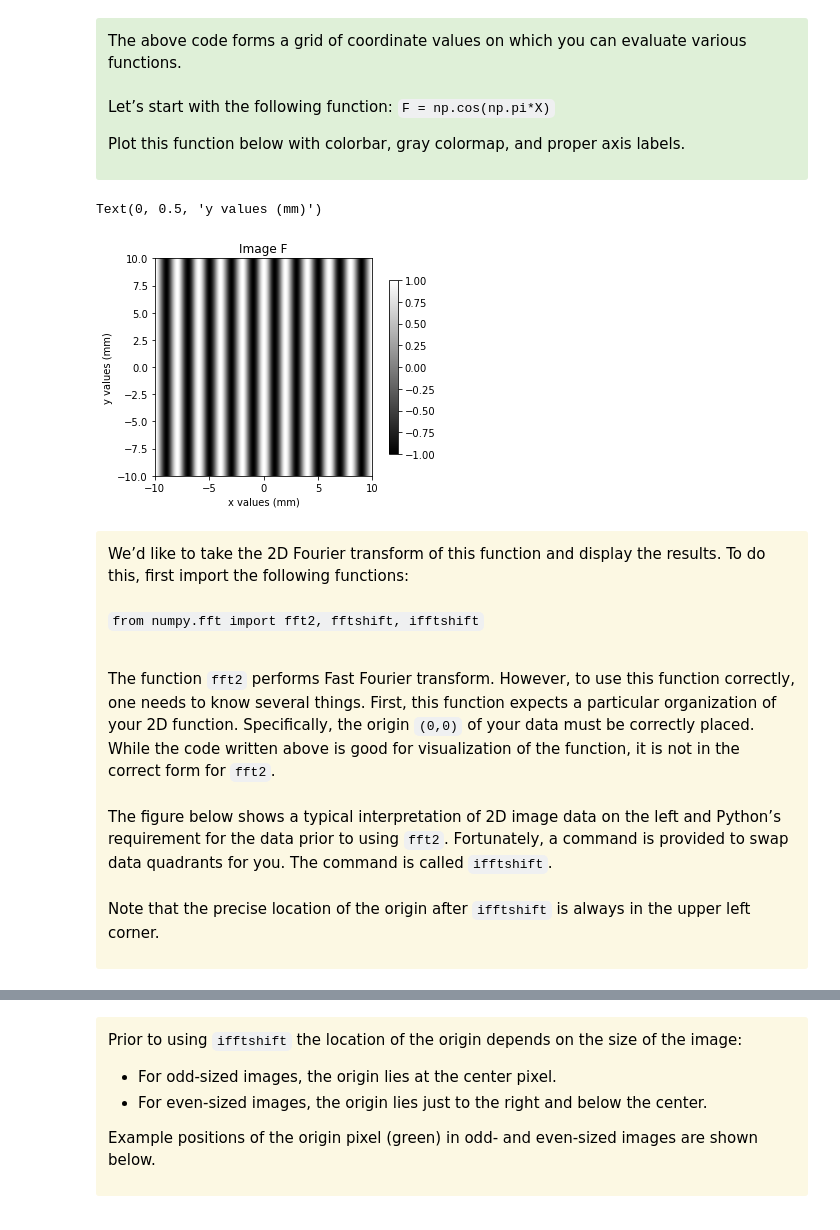
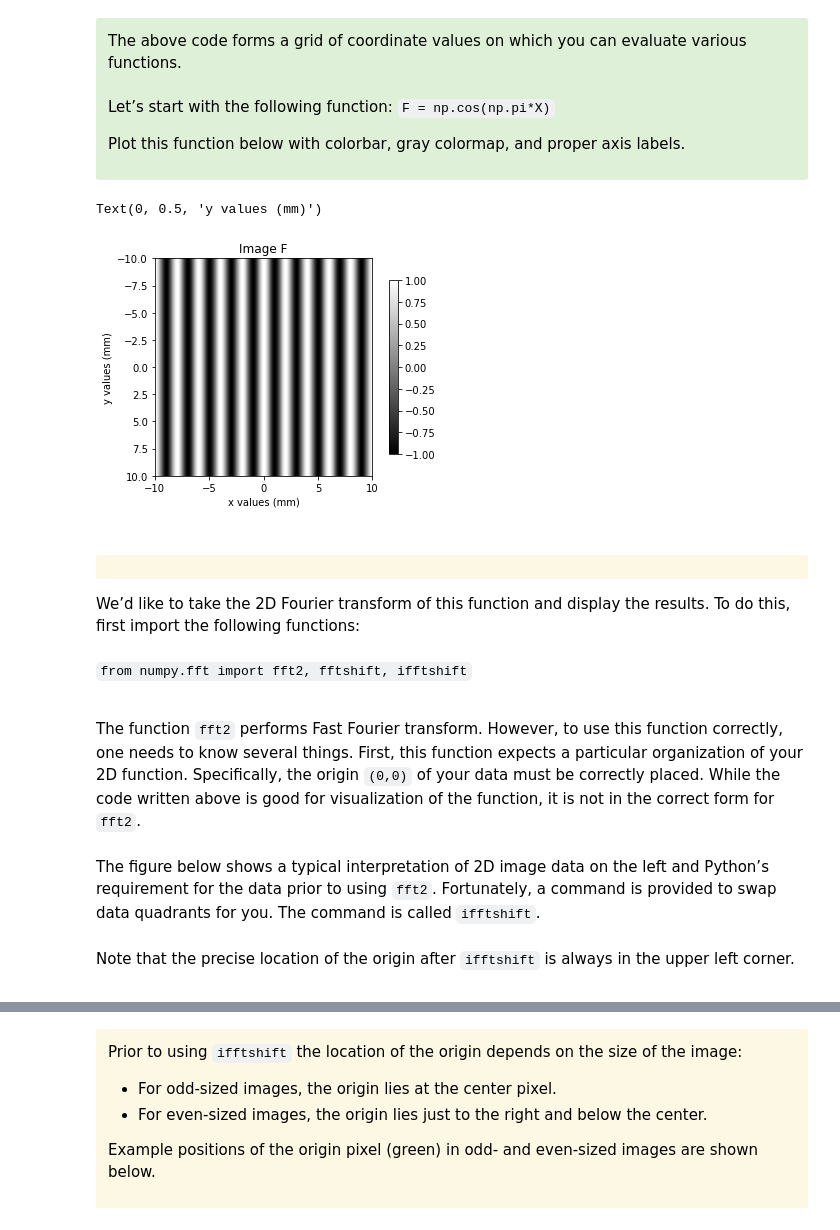
Before and after one commit to dishamishra/Labs_Imager, a Jupyter notebook: Lab2 Part1 (Clean).ipynb, the cells around one changed output, grey strips where cells are left out. Saved outputs shown, nothing was run; the diff lists cells and outputs as text; code cells hidden in the pictures.

```diff
--- a/Lab2 Part1 (Clean).ipynb
+++ b/Lab2 Part1 (Clean).ipynb
@@ -84,16 +84,16 @@ Plot this function below with colorbar, gray colormap, and proper axis labels.
 </div>
 # %%
 F = np.cos(np.pi*X)
-f = plt.imshow(F, cmap='gray', extent = [-10,10,-10,10])
+f = plt.imshow(F, cmap='gray', extent = [-10,10,10,-10]) #change extent
 plt.colorbar(f, shrink=0.8)
 plt.title("Image F")
 plt.xlabel("x values (mm)")
 plt.ylabel("y values (mm)")
 # %% [output]
 Text(0, 0.5, 'y values (mm)')
-[figure, old version]
+[figure, new version]
 # %% [markdown]
-<div class="alert alert-block alert-warning">
+# <div class="alert alert-block alert-warning">
 <font color='black'>
 We’d like to take the 2D Fourier transform of this function and display the results. To do this, first import the following functions:<br/> <br/>
 
```
Also changed, not shown: parts of 4 cells of this notebook.
